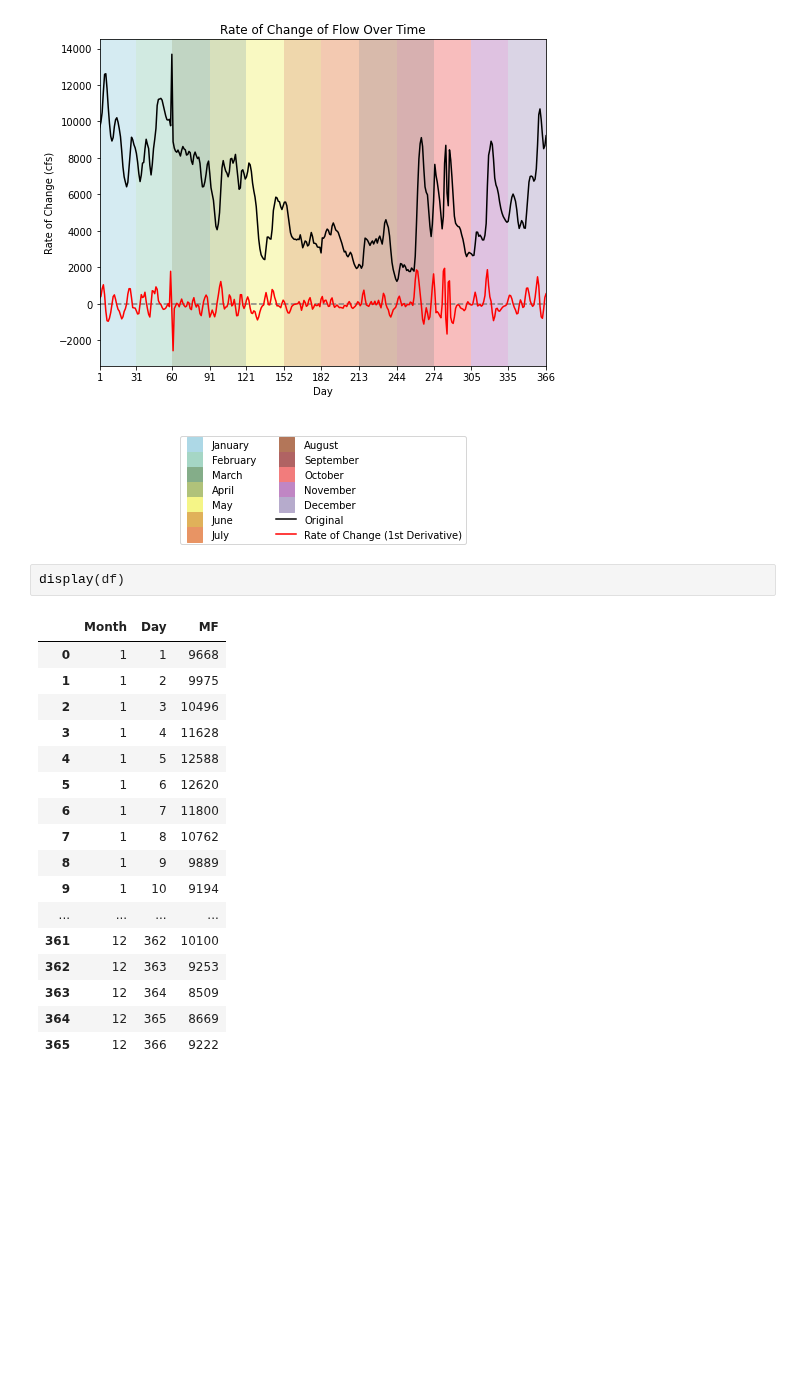
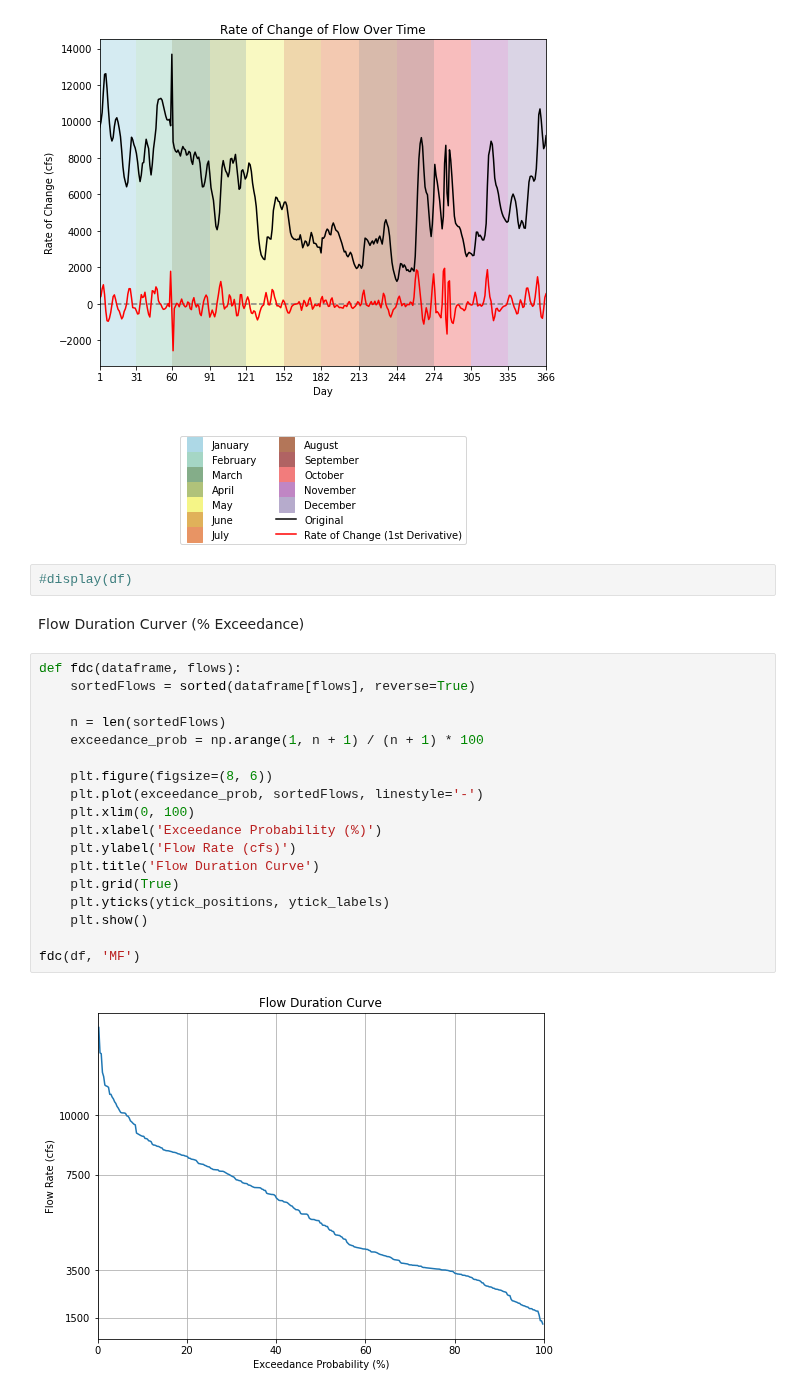
Before and after one commit to annahollandkeener/L-D2, a Jupyter notebook: L&D.ipynb, the cells around one changed output. Cells and saved outputs as stored; diff of their text form; blank space fills up the shorter version.

Commit message:
Flow Duration Curve function added

```diff
--- a/L&D.ipynb
+++ b/L&D.ipynb
@@ -616,23 +616,27 @@ plt.legend(handles=legend_entries, bbox_to_anchor=(0.5, -0.2), loc='upper center
 # %% [output]
 <matplotlib.legend.Legend at 0x...>
 [figure]
-# %%
-display(df)
-# %% [output]
-|  | Month | Day | MF |
-| 0 | 1 | 1 | 9668 |
-| 1 | 1 | 2 | 9975 |
-| 2 | 1 | 3 | 10496 |
-| 3 | 1 | 4 | 11628 |
-| 4 | 1 | 5 | 12588 |
-| 5 | 1 | 6 | 12620 |
-| 6 | 1 | 7 | 11800 |
-| 7 | 1 | 8 | 10762 |
-| 8 | 1 | 9 | 9889 |
-| 9 | 1 | 10 | 9194 |
-| ... | ... | ... | ... |
-| 361 | 12 | 362 | 10100 |
-| 362 | 12 | 363 | 9253 |
-| 363 | 12 | 364 | 8509 |
-| 364 | 12 | 365 | 8669 |
-| 365 | 12 | 366 | 9222 |
+# %%
+#display(df)
+# %% [markdown]
+Flow Duration Curver (% Exceedance)
+# %%
+def fdc(dataframe, flows):
+    sortedFlows = sorted(dataframe[flows], reverse=True)
+
+    n = len(sortedFlows)
+    exceedance_prob = np.arange(1, n + 1) / (n + 1) * 100
+
+    plt.figure(figsize=(8, 6))
+    plt.plot(exceedance_prob, sortedFlows, linestyle='-')
+    plt.xlim(0, 100)
+    plt.xlabel('Exceedance Probability (%)')
+    plt.ylabel('Flow Rate (cfs)')
+    plt.title('Flow Duration Curve')
+    plt.grid(True)
+    plt.yticks(ytick_positions, ytick_labels)
+    plt.show()
+
+fdc(df, 'MF')
+# %% [output]
+[figure, added]
```
